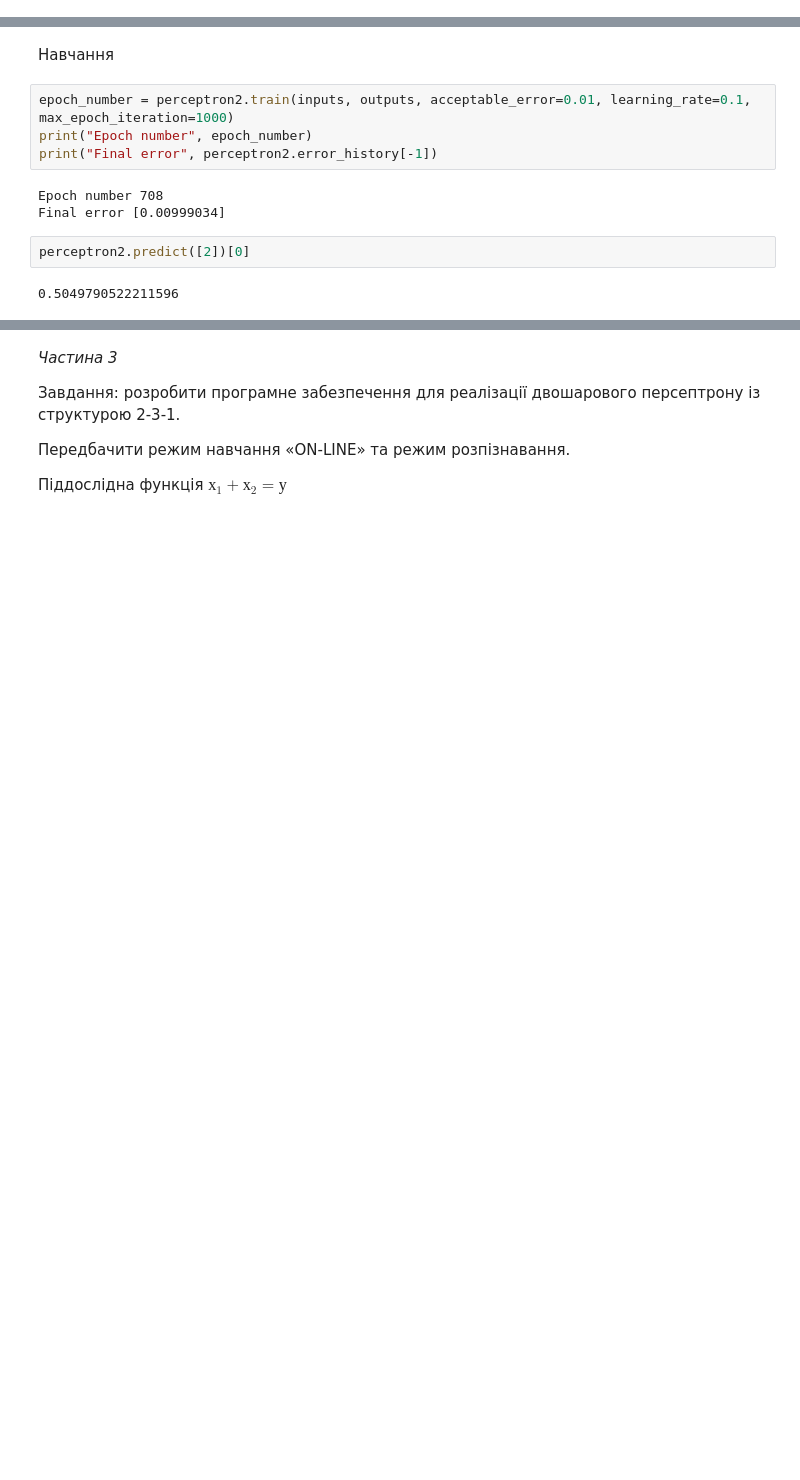
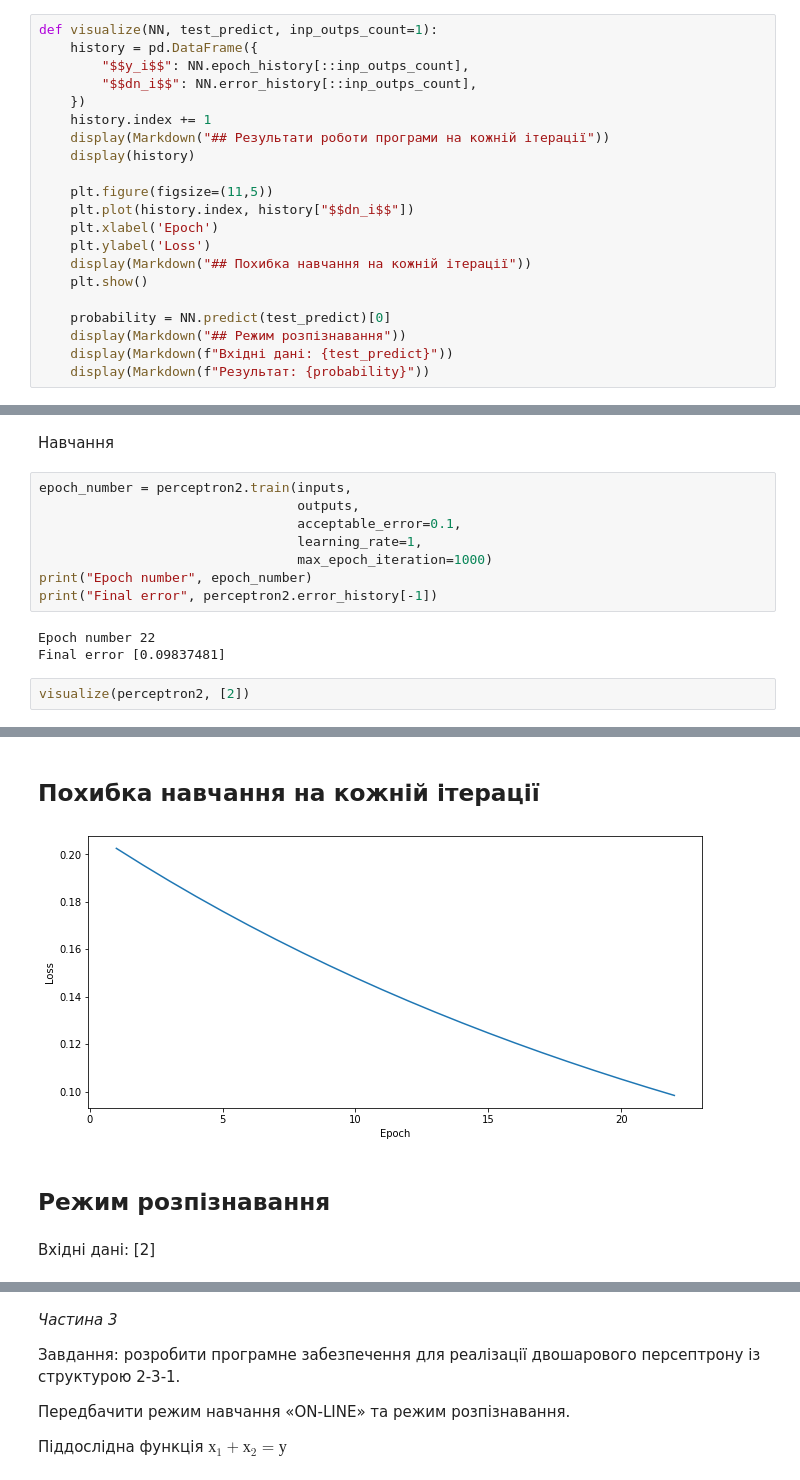
Before and after one commit to moxxiq/neural-network-labs, a Jupyter notebook: L1/Lab-1-[2,3].ipynb, the cells around one changed output, grey strips where cells are left out. Cells and saved outputs as stored; diff of their text form; blank space fills up the shorter version.

```diff
--- a/L1/Lab-1-[2,3].ipynb
+++ b/L1/Lab-1-[2,3].ipynb
@@ -125,3 +135,24 @@ class NeuralNetwork:
+# %%
+def visualize(NN, test_predict, inp_outps_count=1):
+    history = pd.DataFrame({
+        "$$y_i$$": NN.epoch_history[::inp_outps_count],
+        "$$dn_i$$": NN.error_history[::inp_outps_count],
+    })
+    history.index += 1
+    display(Markdown("## Результати роботи програми на кожній ітерації"))
+    display(history)
+
+    plt.figure(figsize=(11,5))
+    plt.plot(history.index, history["$$dn_i$$"])
+    plt.xlabel('Epoch')
+    plt.ylabel('Loss')
+    display(Markdown("## Похибка навчання на кожній ітерації"))
+    plt.show()
+
+    probability = NN.predict(test_predict)[0]
+    display(Markdown("## Режим розпізнавання"))
+    display(Markdown(f"Вхідні дані: {test_predict}"))
+    display(Markdown(f"Результат: {probability}"))
 # %% [markdown]
 _Частина 2_
 
@@ -139,13 +170,16 @@ inputs, outputs = [[2]], [[0.5]]
 # %% [markdown]
 Навчання
 # %%
-epoch_number = perceptron2.train(inputs, outputs, acceptable_error=0.01, learning_rate=0.1, max_epoch_iteration=1000)
+epoch_number = perceptron2.train(inputs,
+                                 outputs,
+                                 acceptable_error=0.1,
+                                 learning_rate=1,
+                                 max_epoch_iteration=1000)
 print("Epoch number", epoch_number)
 print("Final error", perceptron2.error_history[-1])
 # %% [output]
-Epoch number 708
-Final error [0.00999034]
+Epoch number 22
+Final error [0.09837481]
-# %%
-perceptron2.predict([2])[0]
-# %% [output]
-0.5049790522211596
+# %%
+visualize(perceptron2, [2])
+# %% [output]
@@ -151,0 +204,4 @@ perceptron2.predict([2])[0]
+## Похибка навчання на кожній ітерації
+[figure, added]
+## Режим розпізнавання
+Вхідні дані: [2]
```
Also changed, not shown: parts of 7 cells of this notebook, 3 other files.
